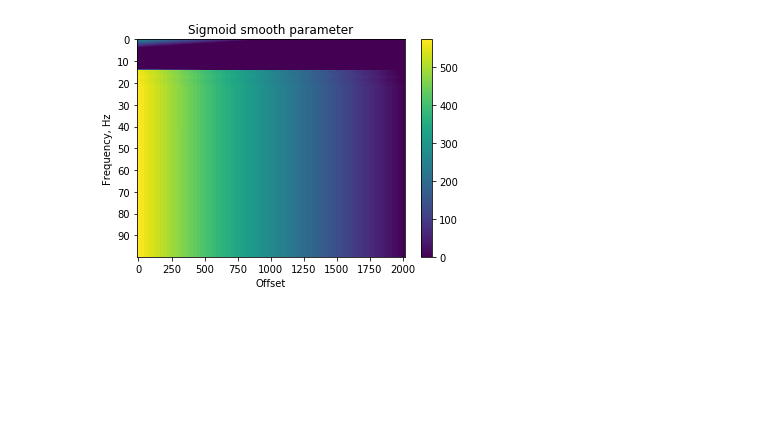
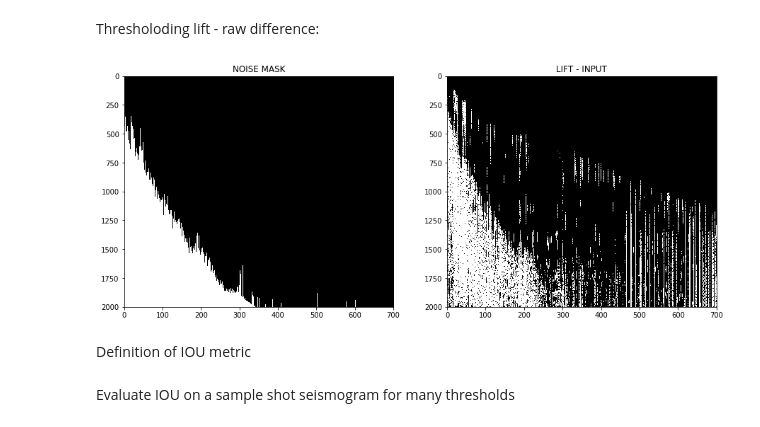
Before and after one commit to learnserd/SeismicPro, a Jupyter notebook: notebooks/attention-metrics-d2.ipynb, the cells around one changed output. Drawn from its saved outputs; the diff is of its cells as text; code cells hidden in the pictures; blank space fills up the shorter version.

```diff
--- a/notebooks/attention-metrics-d2.ipynb
+++ b/notebooks/attention-metrics-d2.ipynb
@@ -251,38 +186,0 @@ len(index)
-# %%
-iou_metrics = []
-
-for i in tqdm(range(len(index))):
-    test_set = Dataset(TraceIndex(index.create_subset(index.indices[i: i+1])),
-                       SeismicBatch)
-
-    res_stack = []
-    x_stack = []
-    y_stack = []
-    batch_size = 1000
-
-    for _ in range(1 + len(test_set) // batch_size):
-        batch = (test_set.next_batch(batch_size, n_epochs=1)
-                 .load(components=('raw', 'lift'), fmt='segy',
-                       tslice=np.arange(2000)))
-
-        x = np.expand_dims(np.vstack(batch.raw), -1)
-        y = np.expand_dims(np.vstack(batch.lift), -1)
-        offset = batch.index.get_df()['offset'].values[:, np.newaxis]
-
-        res = sess.run([attention_sigmoid],
-                       feed_dict={trace_in: x,
-                                  trace_offset: offset,
-                                  is_training: False})
-
-        res_stack.append(res)
-        x_stack.append(x)
-        y_stack.append(y)
-
-    att_sigm = np.squeeze(np.concatenate([t[0] for t in res_stack]))
-    raw = np.squeeze(np.concatenate(x_stack))
-    lift = np.squeeze(np.concatenate(y_stack))
-
-    vals = np.array([iou(np.rint(att_sigm) == 0, abs(lift - raw) > p)
-                     for p in np.arange(0, 0.5, 0.01)])
-
-    iou_metrics.append(vals)
@@ -497,11 +187,10 @@ plt.show()
-# %%
-plt.imshow(res[:, :, 1].T)
-plt.axes().set_aspect('auto')
-plt.colorbar()
-plt.title('Sigmoid smooth parameter')
-plt.xlabel('Offset'), plt.ylabel('Frequency, Hz')
-plt.xticks(np.arange(0, res.shape[0], 10), 25 * np.arange(0, res.shape[0], 10))
-plt.yticks(np.arange(0, res.shape[1], 100), np.arange(0, res.shape[1], 100) // 10)
-plt.show()
-# %% [output]
-[figure, removed]
+# %% [markdown]
+Thresholoding lift - raw difference:
+# %%
+seismic_plot([np.rint(att_sigm)==0, abs(lift - raw) > 0.04],
+             names=['NOISE MASK', 'LIFT - INPUT'],
+             figsize=(15, 6), vmin=0, vmax=1, cmap='gray')
+# %% [output]
+[figure, added]
+# %% [markdown]
+Definition of IOU metric
@@ -507,0 +200,2 @@ plt.show()
+# %% [markdown]
+Evaluate IOU on a sample shot seismogram for many thresholds
```
Also changed, not shown: parts of 53 cells of this notebook, 3 other files.
